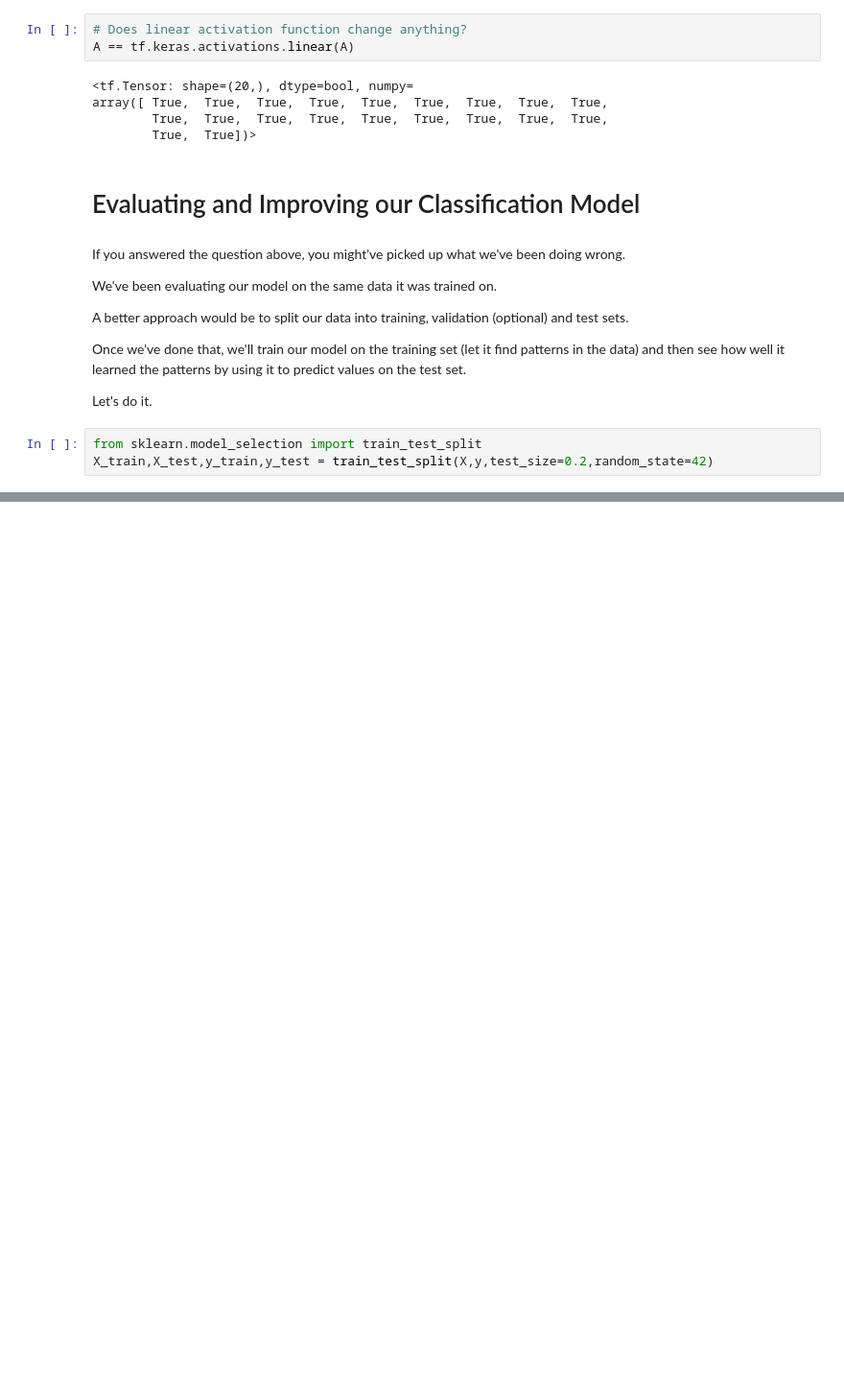
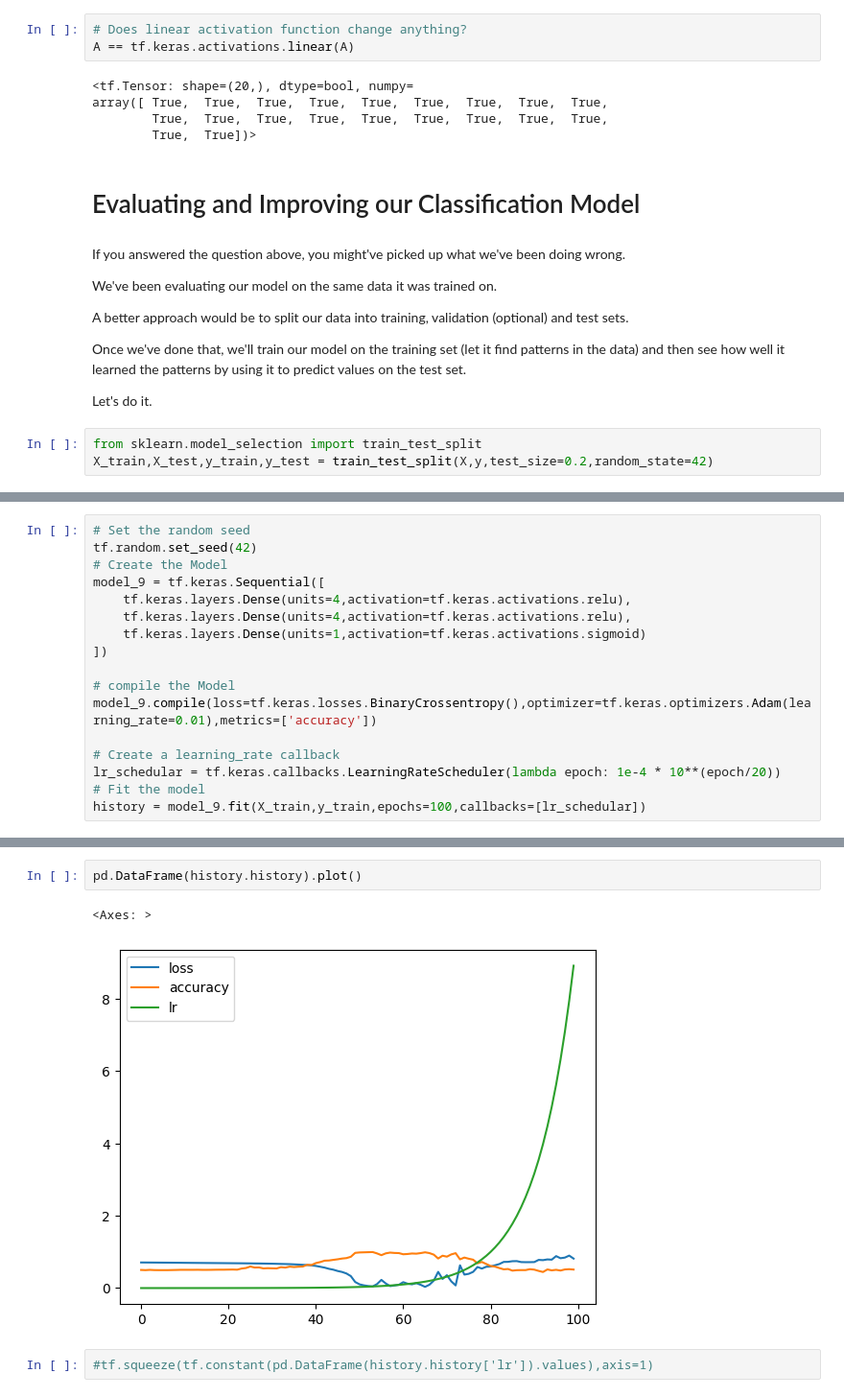
Before and after one commit to MusadaqTanvir/TensforFlowCodes, a Jupyter notebook: 02_Neural_Network_Classification_with_TensorFlow.ipynb, the cells around one changed output, grey strips where cells are left out. Shown at 96% size. Saved outputs shown, nothing was run; the diff lists cells and outputs as text; blank space fills up the shorter version.

```diff
--- a/02_Neural_Network_Classification_with_TensorFlow.ipynb
+++ b/02_Neural_Network_Classification_with_TensorFlow.ipynb
@@ -704,0 +760,17 @@ doing binary classifcation...
+# %%
+# Set the random seed
+tf.random.set_seed(42)
+# Create the Model
+model_9 = tf.keras.Sequential([
+    tf.keras.layers.Dense(units=4,activation=tf.keras.activations.relu),
+    tf.keras.layers.Dense(units=4,activation=tf.keras.activations.relu),
+    tf.keras.layers.Dense(units=1,activation=tf.keras.activations.sigmoid)
+])
+
+# compile the Model
+model_9.compile(loss=tf.keras.losses.BinaryCrossentropy(),optimizer=tf.keras.optimizers.Adam(learning_rate=0.01),metrics=['accuracy'])
+
+# Create a learning_rate callback
+lr_schedular = tf.keras.callbacks.LearningRateScheduler(lambda epoch: 1e-4 * 10**(epoch/20))
+# Fit the model
+history = model_9.fit(X_train,y_train,epochs=100,callbacks=[lr_schedular])
@@ -704,0 +800,7 @@ doing binary classifcation...
+# %%
+pd.DataFrame(history.history).plot()
+# %% [output]
+<Axes: >
+[figure, added]
+# %%
+#tf.squeeze(tf.constant(pd.DataFrame(history.history['lr']).values),axis=1)
```
Also changed, not shown: parts of 14 cells of this notebook.
